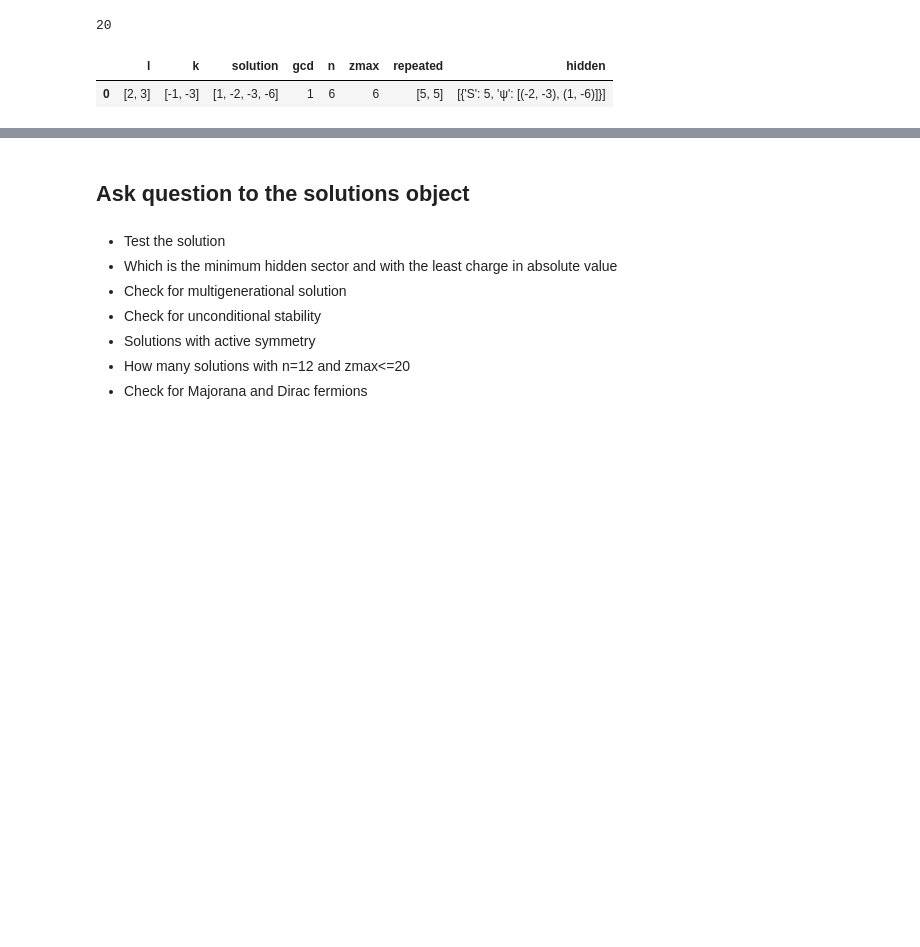
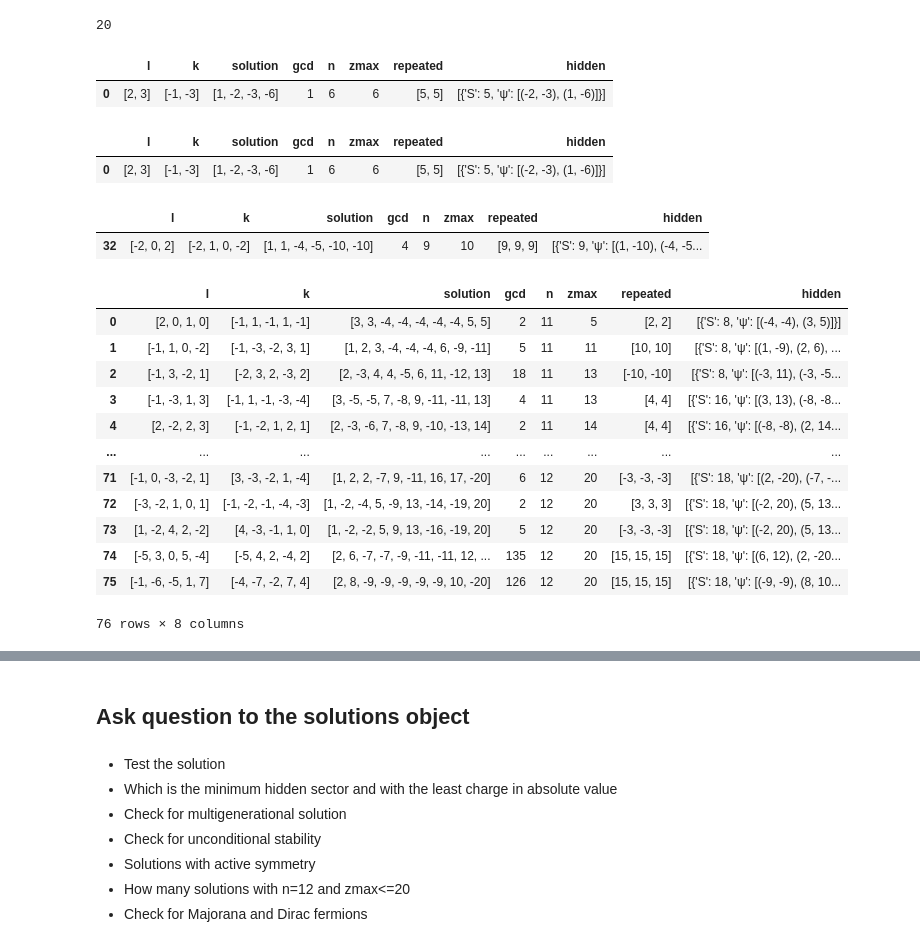
Before and after one commit to restrepo/Advanced_Computation, a Jupyter notebook: Data_Analysis-Dirac.ipynb, the cells around one changed output, grey strips where cells are left out. Drawn from its saved outputs; the diff is of its cells as text; code cells hidden in the pictures; blank space fills up the shorter version.

```diff
--- a/Data_Analysis-Dirac.ipynb
+++ b/Data_Analysis-Dirac.ipynb
@@ -334,3 +305,6 @@ Wall time: 47.7 s
+# %%
+df['zmax']=df['solution'].str[-1].abs()
+df=df.sort_values(['n','zmax']).reset_index(drop=True)
 # %%
 hs=df[df['hidden'].apply(len)>0].reset_index(drop=True)#.iloc[0].to_dict()
 # %%
@@ -346,3 +320,29 @@ hs[:1]
 # %% [output]
 |  | l | k | solution | gcd | n | zmax | repeated | hidden |
 | 0 | [2, 3] | [-1, -3] | [1, -2, -3, -6] | 1 | 6 | 6 | [5, 5] | [{'S': 5, 'ψ': [(-2, -3), (1, -6)]}] |
+# %%
+hs[hs['solution'].apply(lambda x: set(x).difference([1,-6,-2,-3])).apply(len)==0]
+# %% [output]
+|  | l | k | solution | gcd | n | zmax | repeated | hidden |
+| 0 | [2, 3] | [-1, -3] | [1, -2, -3, -6] | 1 | 6 | 6 | [5, 5] | [{'S': 5, 'ψ': [(-2, -3), (1, -6)]}] |
+# %%
+hs[hs['solution'].apply(lambda x: set(x).difference([1,-10,-4,-5])).apply(len)==0]
+# %% [output]
+|  | l | k | solution | gcd | n | zmax | repeated | hidden |
+| 32 | [-2, 0, 2] | [-2, 1, 0, -2] | [1, 1, -4, -5, -10, -10] | 4 | 9 | 10 | [9, 9, 9] | [{'S': 9, 'ψ': [(1, -10), (-4, -5... |
+# %%
+hs[hs['solution'].apply(len) == 9].reset_index(drop=True)
+# %% [output]
+|  | l | k | solution | gcd | n | zmax | repeated | hidden |
+| 0 | [2, 0, 1, 0] | [-1, 1, -1, 1, -1] | [3, 3, -4, -4, -4, -4, -4, 5, 5] | 2 | 11 | 5 | [2, 2] | [{'S': 8, 'ψ': [(-4, -4), (3, 5)]}] |
+| 1 | [-1, 1, 0, -2] | [-1, -3, -2, 3, 1] | [1, 2, 3, -4, -4, -4, 6, -9, -11] | 5 | 11 | 11 | [10, 10] | [{'S': 8, 'ψ': [(1, -9), (2, 6), ... |
+| 2 | [-1, 3, -2, 1] | [-2, 3, 2, -3, 2] | [2, -3, 4, 4, -5, 6, 11, -12, 13] | 18 | 11 | 13 | [-10, -10] | [{'S': 8, 'ψ': [(-3, 11), (-3, -5... |
+| 3 | [-1, -3, 1, 3] | [-1, 1, -1, -3, -4] | [3, -5, -5, 7, -8, 9, -11, -11, 13] | 4 | 11 | 13 | [4, 4] | [{'S': 16, 'ψ': [(3, 13), (-8, -8... |
+| 4 | [2, -2, 2, 3] | [-1, -2, 1, 2, 1] | [2, -3, -6, 7, -8, 9, -10, -13, 14] | 2 | 11 | 14 | [4, 4] | [{'S': 16, 'ψ': [(-8, -8), (2, 14... |
+| ... | ... | ... | ... | ... | ... | ... | ... | ... |
+| 71 | [-1, 0, -3, -2, 1] | [3, -3, -2, 1, -4] | [1, 2, 2, -7, 9, -11, 16, 17, -20] | 6 | 12 | 20 | [-3, -3, -3] | [{'S': 18, 'ψ': [(2, -20), (-7, -... |
+| 72 | [-3, -2, 1, 0, 1] | [-1, -2, -1, -4, -3] | [1, -2, -4, 5, -9, 13, -14, -19, 20] | 2 | 12 | 20 | [3, 3, 3] | [{'S': 18, 'ψ': [(-2, 20), (5, 13... |
+| 73 | [1, -2, 4, 2, -2] | [4, -3, -1, 1, 0] | [1, -2, -2, 5, 9, 13, -16, -19, 20] | 5 | 12 | 20 | [-3, -3, -3] | [{'S': 18, 'ψ': [(-2, 20), (5, 13... |
+| 74 | [-5, 3, 0, 5, -4] | [-5, 4, 2, -4, 2] | [2, 6, -7, -7, -9, -11, -11, 12, ... | 135 | 12 | 20 | [15, 15, 15] | [{'S': 18, 'ψ': [(6, 12), (2, -20... |
+| 75 | [-1, -6, -5, 1, 7] | [-4, -7, -2, 7, 4] | [2, 8, -9, -9, -9, -9, -9, 10, -20] | 126 | 12 | 20 | [15, 15, 15] | [{'S': 18, 'ψ': [(-9, -9), (8, 10... |
+76 rows × 8 columns
```
Also changed, not shown: parts of 10 cells of this notebook.
